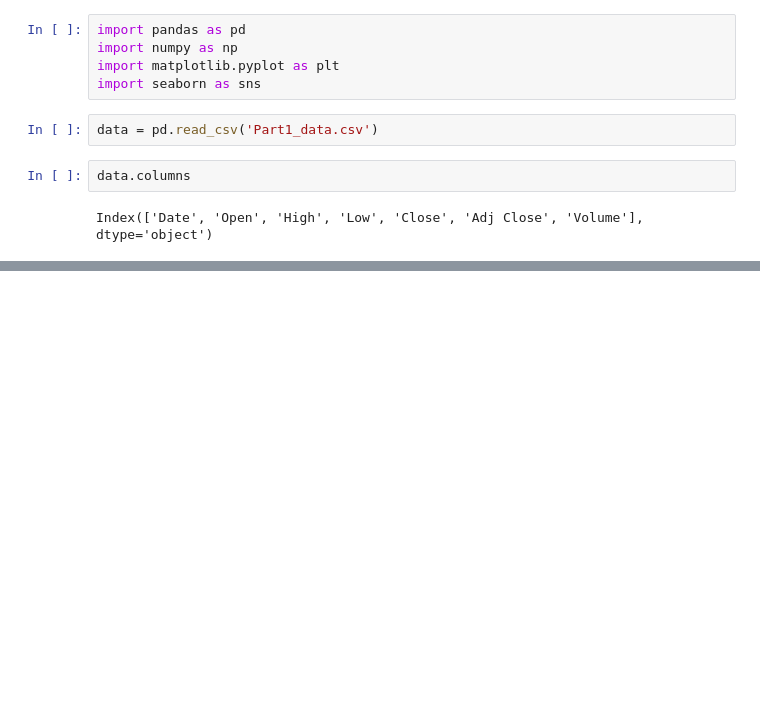
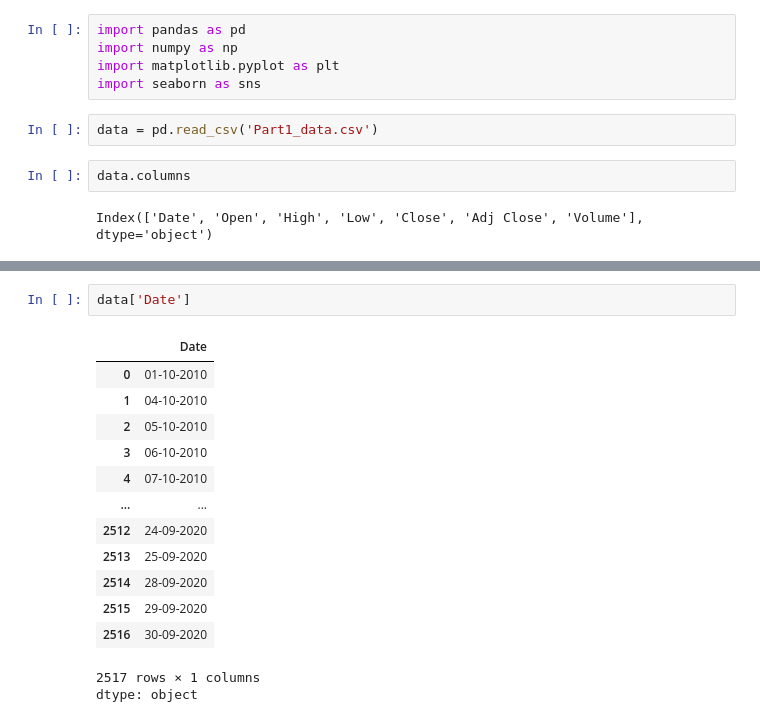
Before and after one commit to InsightByHarshit/Amazon-Stock-Analysis, a Jupyter notebook: Amazon_Stocks.ipynb, the cells around one changed output, grey strips where cells are left out. Drawn from its saved outputs; the diff is of its cells as text; blank space fills up the shorter version.

```diff
--- a/Amazon_Stocks.ipynb
+++ b/Amazon_Stocks.ipynb
@@ -36 +14,18 @@ Successfully installed mplfinance-0.12.10b0
+# %%
+data['Date']
+# %% [output]
+|  | Date |
+| 0 | 01-10-2010 |
+| 1 | 04-10-2010 |
+| 2 | 05-10-2010 |
+| 3 | 06-10-2010 |
+| 4 | 07-10-2010 |
+| ... | ... |
+| 2512 | 24-09-2020 |
+| 2513 | 25-09-2020 |
+| 2514 | 28-09-2020 |
+| 2515 | 29-09-2020 |
+| 2516 | 30-09-2020 |
+2517 rows × 1 columns
+dtype: object
 # %%
```
Also changed, not shown: parts of 2 cells of this notebook.
